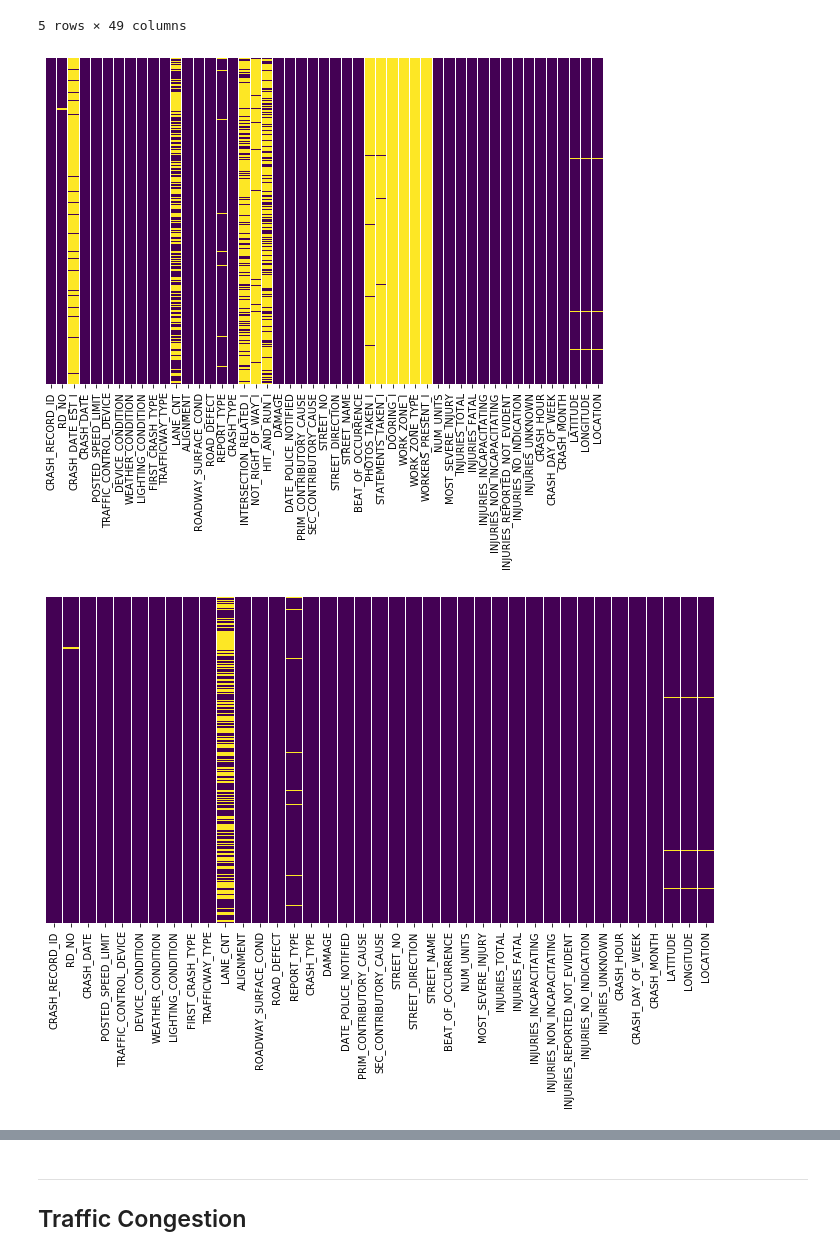
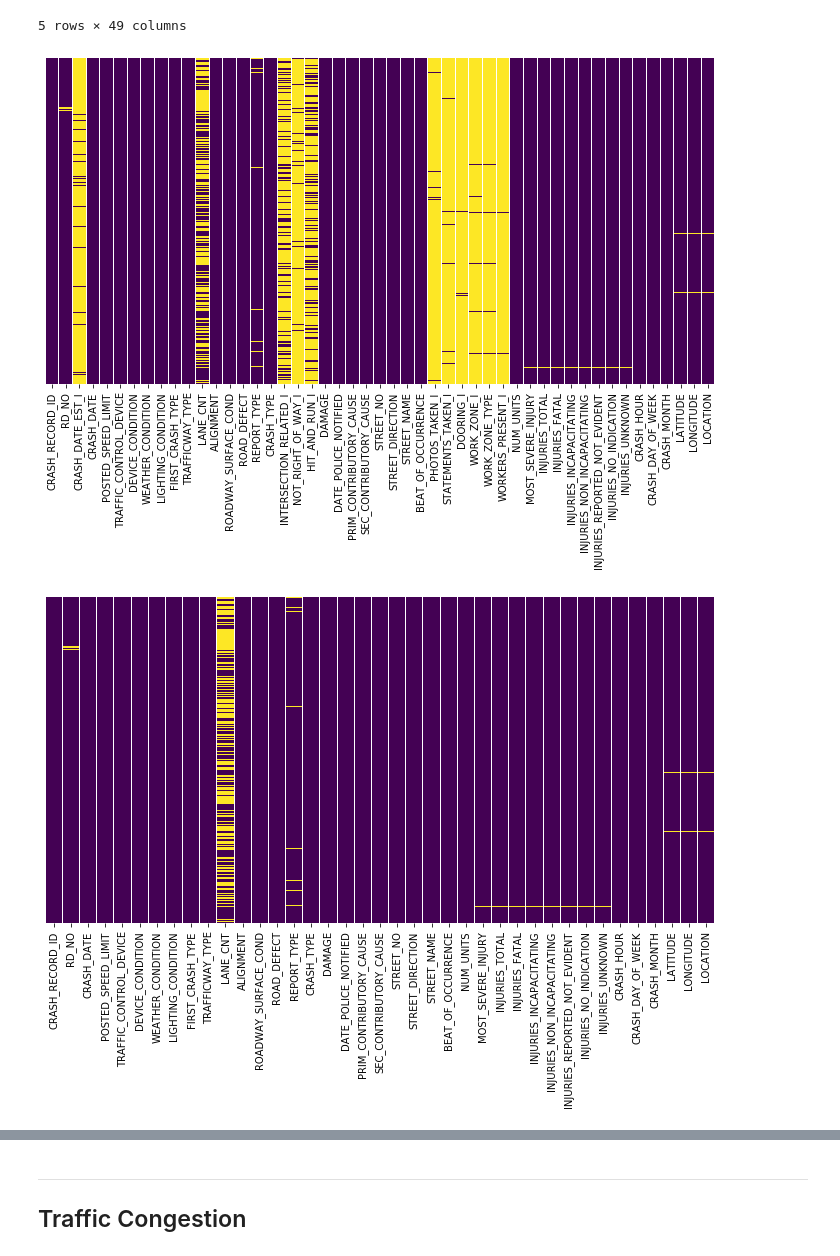
Before and after one commit to Morgan-Sell/chi-traffic-accidents, a Jupyter notebook: chi-transport-eda.ipynb, the cells around one changed output, grey strips where cells are left out. Drawn from its saved outputs; the diff is of its cells as text; code cells hidden in the pictures.

```diff
--- a/chi-transport-eda.ipynb
+++ b/chi-transport-eda.ipynb
@@ -22,7 +22,7 @@ this is _switch_path ---- path =  C:\Users\morga\Anaconda3\lib\site-packages
 # %% [markdown]
 ## Traffic Crashes
 # %%
-crashes = pd.read_csv('Traffic_Crashes_-_Crashes.csv')
+crashes = pd.read_csv('data/traffic_crashes.csv')
 crashes.head()
 # %% [output]
 |  | CRASH_RECORD_ID | RD_NO | CRASH_DATE_EST_I | CRASH_DATE | POSTED_SPEED_LIMIT | TRAFFIC_CONTROL_DEVICE | ... |
@@ -33,10 +33,10 @@ crashes.head()
 | 4 | 0006882952e53c291df267014a03b5768... | JC459747 | NaN | 10/04/2019 12:00:00 PM | 30 | TRAFFIC SIGNAL | ... |
 5 rows × 49 columns
 # %%
-plt.figure(figsize=(10,6))
+plt.figure(figsize=(12,6))
 sns.heatmap(crashes.isnull(), yticklabels=False, cbar=False, cmap='viridis');
 # %% [output]
-[figure, old version]
+[figure, new version]
 # %%
 # DROP FEATUES THAT ARE PREDOMINANTLY COMPRISED OF NULL VALUES.
 crashes2 = crashes.drop(['CRASH_DATE_EST_I', 'INTERSECTION_RELATED_I', 'NOT_RIGHT_OF_WAY_I', 'HIT_AND_RUN_I',
@@ -45,7 +45,7 @@ crashes2 = crashes.drop(['CRASH_DATE_EST_I', 'INTERSECTION_RELATED_I', 'NOT_RIGH
 plt.figure(figsize=(12,6))
 sns.heatmap(crashes2.isnull(), yticklabels=False, cbar=False, cmap='viridis');
 # %% [output]
-[figure, old version]
+[figure, new version]
 # %%
 crashes2['crash_date_2'] = pd.to_datetime(crashes2['CRASH_DATE'])
 crashes2['crash_year'] = crashes2['crash_date_2'].dt.year
```
Also changed, not shown: parts of 12 cells of this notebook.
